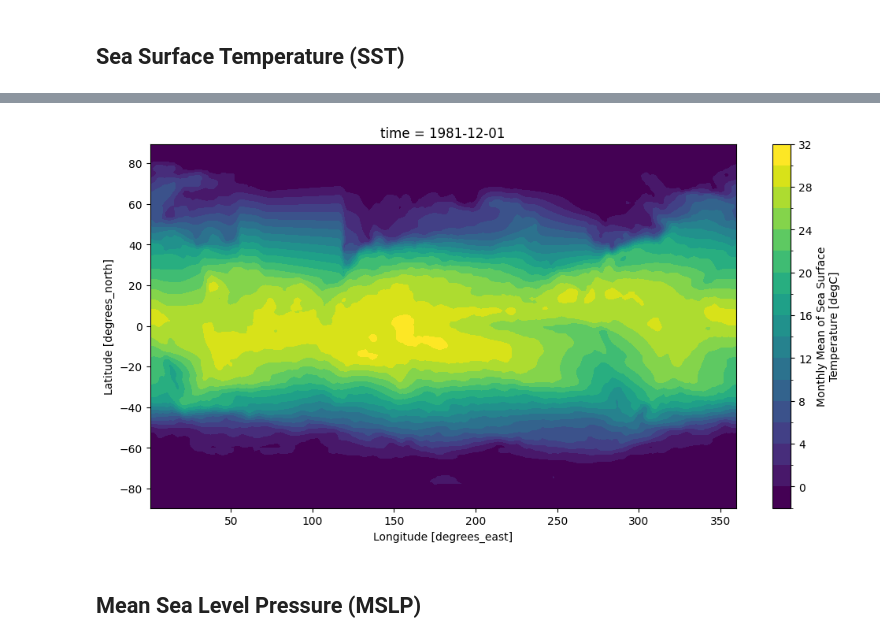
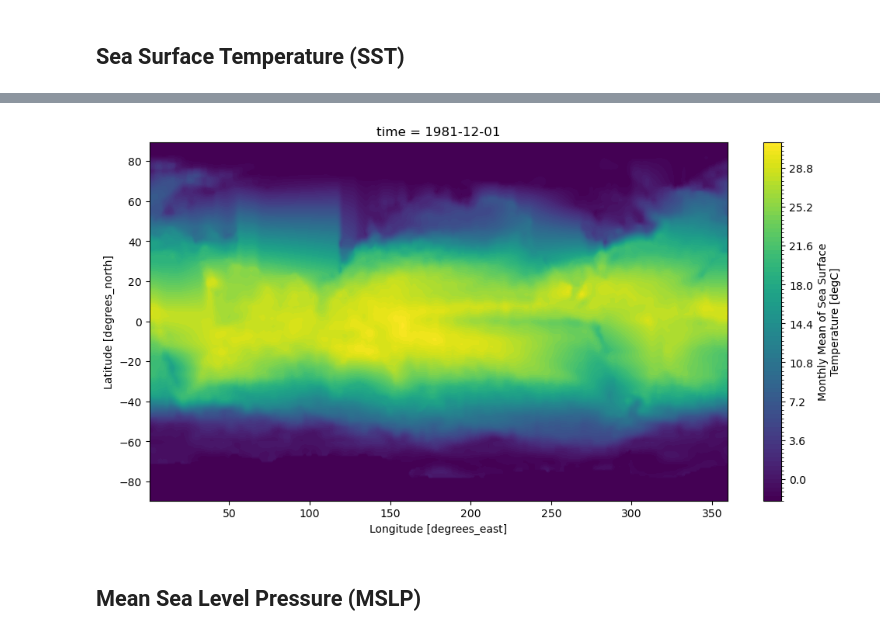
Before and after one commit to marianaolm/ML-climate, a Jupyter notebook: project_elnino.ipynb, the cells around one changed output, grey strips where cells are left out. Cells and saved outputs as stored; diff of their text form; code cells hidden in the pictures.

```diff
--- a/project_elnino.ipynb
+++ b/project_elnino.ipynb
@@ -231,9 +231,9 @@ Attributes:
     source_url:     http://www.emc.ncep.noaa.gov/research/cmb/sst_analysis/
 # %%
 fig, ax = plt.subplots(figsize=(12, 6))
-p = sst.isel(time=0).plot.contourf(ax=ax, levels=20, center=False)
+p = sst.isel(time=0).plot.contourf(ax=ax, levels=100, center=False)
 # %% [output]
-[figure, old version]
+[figure, new version]
 # %% [markdown]
 ## Mean Sea Level Pressure (MSLP)
 # %%
```
Also changed, not shown: parts of 39 cells of this notebook, 3 other files.
